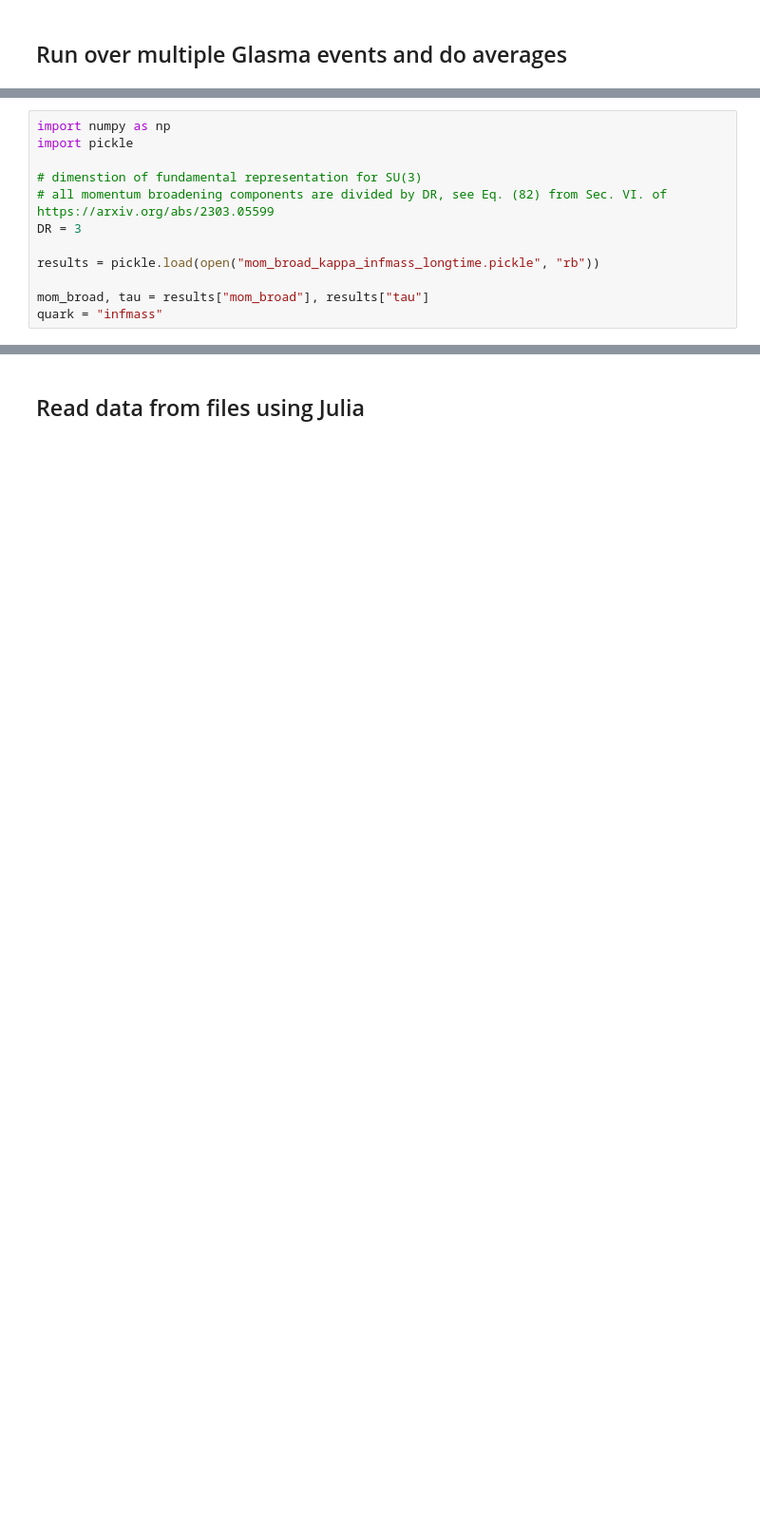
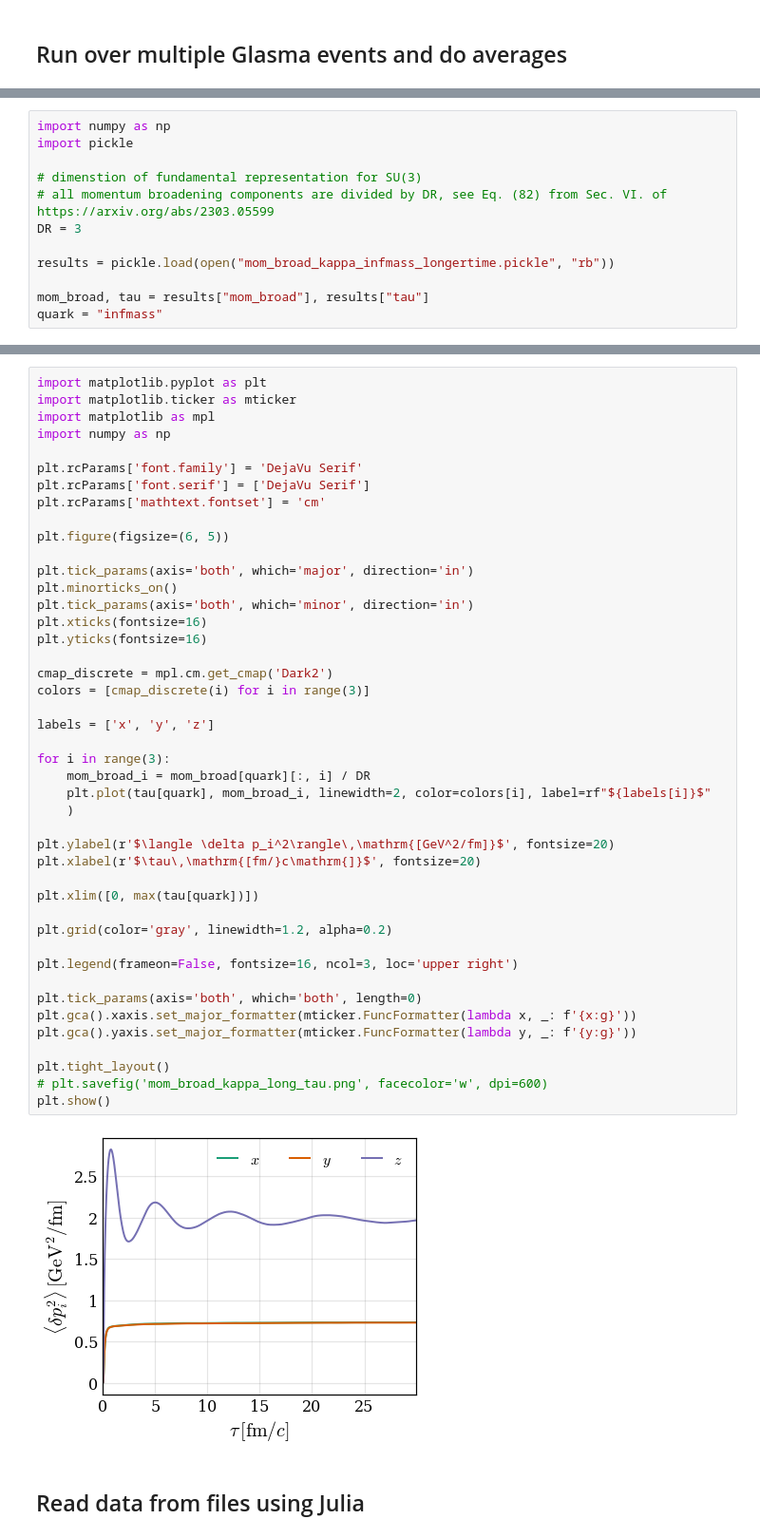
Before and after one commit to avramescudana/curraun, a Jupyter notebook: notebooks/transport coefficients/Comparison between kappa.py module and the wong.py solver for heavy quarks.ipynb, the cells around one changed output, grey strips where cells are left out. Shown at 95% size. Saved outputs shown, nothing was run; the diff lists cells and outputs as text; blank space fills up the shorter version.

Commit message:
Momentum broadening from kappa and qhat modules, longer times.

```diff
--- a/notebooks/transport coefficients/Comparison between kappa.py module and the wong.py solver for heavy quarks.ipynb
+++ b/notebooks/transport coefficients/Comparison between kappa.py module and the wong.py solver for heavy quarks.ipynb
@@ -287,7 +288,7 @@ import pickle
 # all momentum broadening components are divided by DR, see Eq. (82) from Sec. VI. of https://arxiv.org/abs/2303.05599
 DR = 3
 
-results = pickle.load(open("mom_broad_kappa_infmass_longtime.pickle", "rb"))
+results = pickle.load(open("mom_broad_kappa_infmass_longertime.pickle", "rb"))
 
 mom_broad, tau = results["mom_broad"], results["tau"]
 quark = "infmass"
@@ -318,3 +295,49 @@ plt.tight_layout()
+# %%
+import matplotlib.pyplot as plt
+import matplotlib.ticker as mticker
+import matplotlib as mpl
+import numpy as np
+
+plt.rcParams['font.family'] = 'DejaVu Serif'
+plt.rcParams['font.serif'] = ['DejaVu Serif']
+plt.rcParams['mathtext.fontset'] = 'cm'
+
+plt.figure(figsize=(6, 5))
+
+plt.tick_params(axis='both', which='major', direction='in')
+plt.minorticks_on()
+plt.tick_params(axis='both', which='minor', direction='in')
+plt.xticks(fontsize=16)
+plt.yticks(fontsize=16)
+
+cmap_discrete = mpl.cm.get_cmap('Dark2')
+colors = [cmap_discrete(i) for i in range(3)]
+
+labels = ['x', 'y', 'z']
+
+for i in range(3):
+    mom_broad_i = mom_broad[quark][:, i] / DR
+    plt.plot(tau[quark], mom_broad_i, linewidth=2, color=colors[i], label=rf"${labels[i]}$"
+    )
+
+plt.ylabel(r'$\langle \delta p_i^2\rangle\,\mathrm{[GeV^2/fm]}$', fontsize=20)
+plt.xlabel(r'$\tau\,\mathrm{[fm/}c\mathrm{]}$', fontsize=20)
+
+plt.xlim([0, max(tau[quark])])
+
+plt.grid(color='gray', linewidth=1.2, alpha=0.2)
+
+plt.legend(frameon=False, fontsize=16, ncol=3, loc='upper right')
+
+plt.tick_params(axis='both', which='both', length=0)
+plt.gca().xaxis.set_major_formatter(mticker.FuncFormatter(lambda x, _: f'{x:g}'))
+plt.gca().yaxis.set_major_formatter(mticker.FuncFormatter(lambda y, _: f'{y:g}'))
+
+plt.tight_layout()
+# plt.savefig('mom_broad_kappa_long_tau.png', facecolor='w', dpi=600)
+plt.show()
+# %% [output]
+[figure, added]
 # %% [markdown]
 ## Read data from files using Julia
 # %%
```
Also changed, not shown: parts of 4 cells of this notebook, 1 other file.
